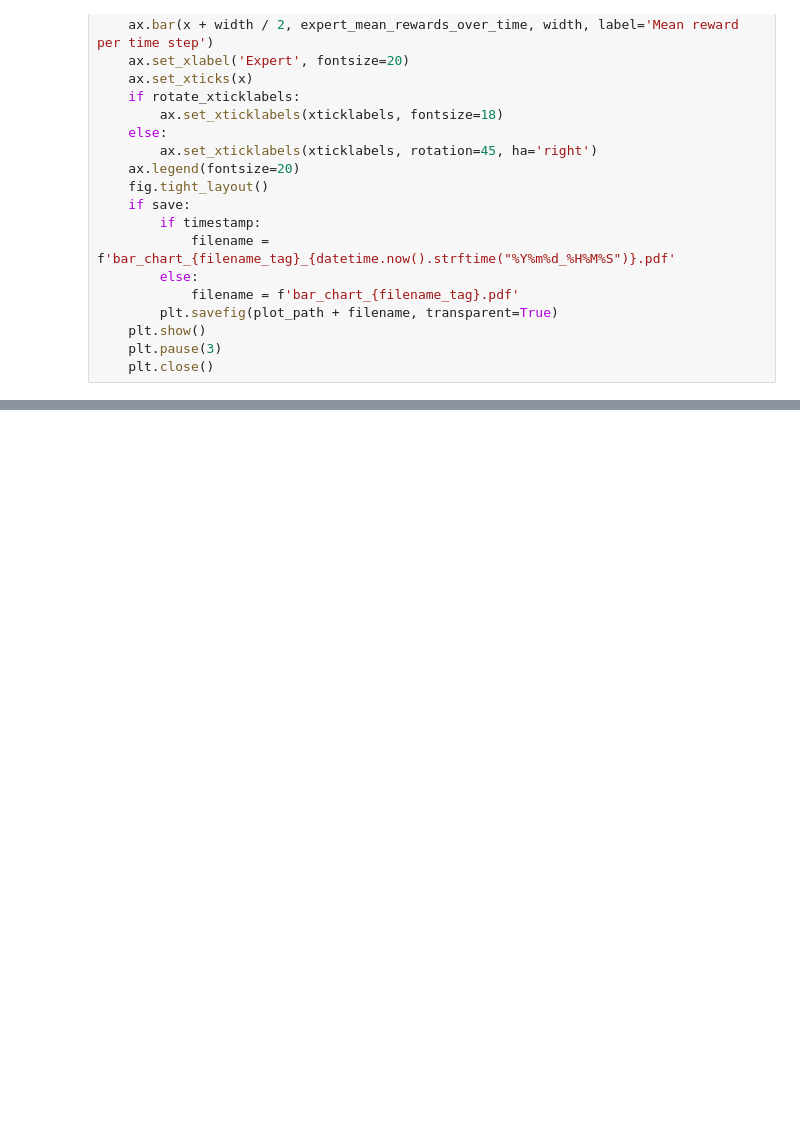
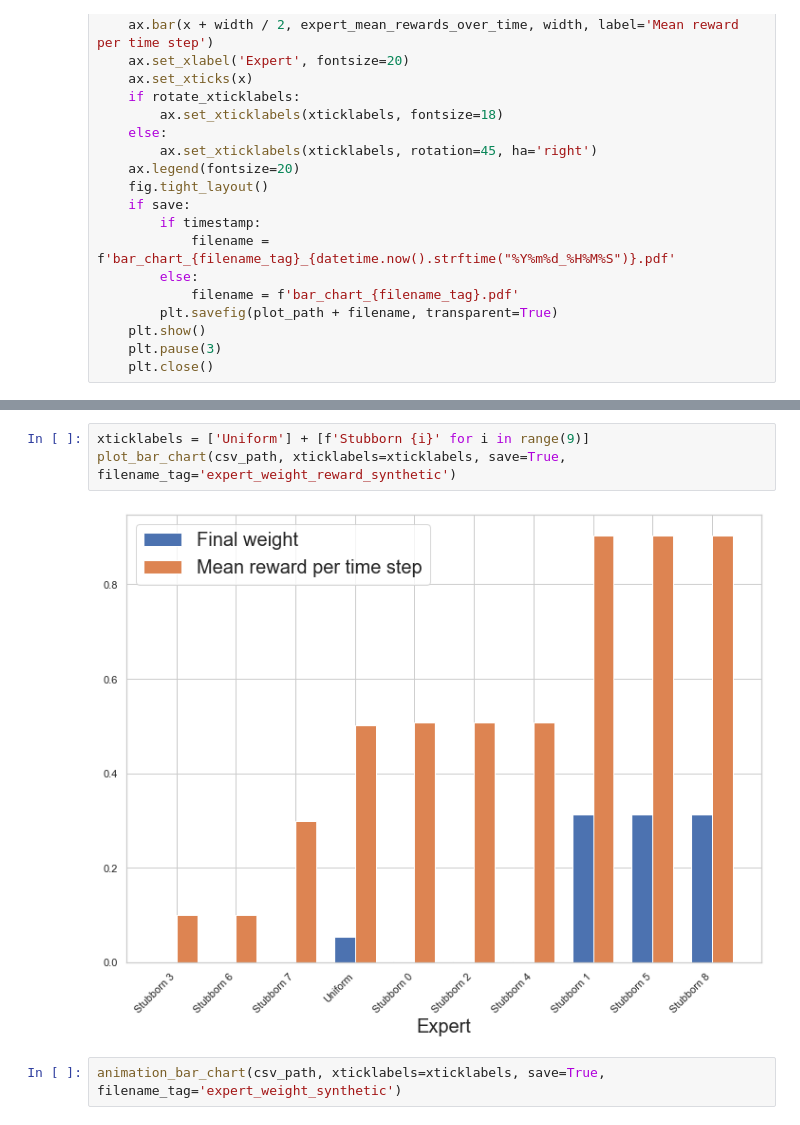
Before and after one commit to xflorameng/wofost-bandits, a Jupyter notebook: simulation/wofost_bandits.ipynb, the cells around one changed output, grey strips where cells are left out. Saved outputs shown, nothing was run; the diff lists cells and outputs as text; blank space fills up the shorter version.

```diff
--- a/simulation/wofost_bandits.ipynb
+++ b/simulation/wofost_bandits.ipynb
@@ -728,0 +872,7 @@ plot_bar_chart(csv_path, xticklabels=xticklabels, save=True)
+# %%
+xticklabels = ['Uniform'] + [f'Stubborn {i}' for i in range(9)]
+plot_bar_chart(csv_path, xticklabels=xticklabels, save=True, filename_tag='expert_weight_reward_synthetic')
+# %% [output]
+[figure, added]
+# %%
+animation_bar_chart(csv_path, xticklabels=xticklabels, save=True, filename_tag='expert_weight_synthetic')
```
Also changed, not shown: parts of 39 cells of this notebook.
